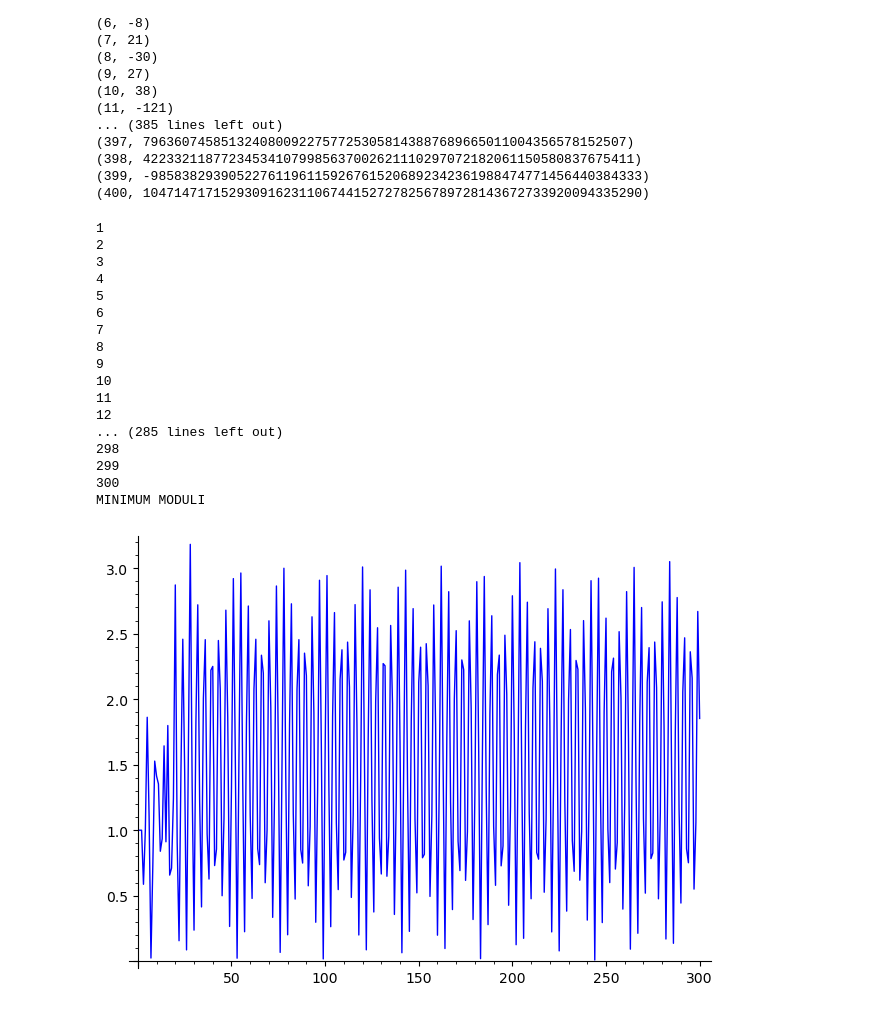
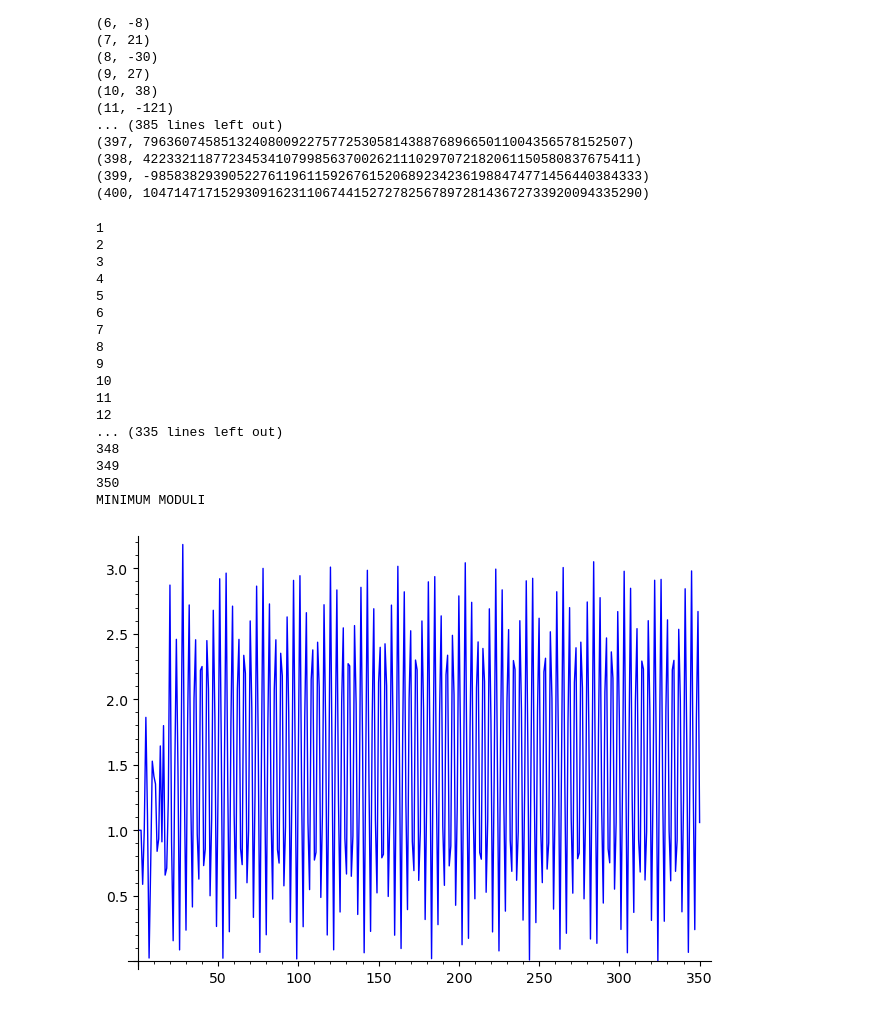
Before and after one commit to barry314159a/tau_properties, a Jupyter notebook: curve 17a1 indexed h(n)=a(p_n+1) 29mar26.ipynb, the cells around one changed output. Saved outputs shown, nothing was run; the diff lists cells and outputs as text; code cells hidden in the pictures.

```diff
--- a/curve 17a1 indexed h(n)=a(p_n+1) 29mar26.ipynb
+++ b/curve 17a1 indexed h(n)=a(p_n+1) 29mar26.ipynb
@@ -206,7 +206,7 @@ log_mins_list=[]
 
 dets=[]
 
-for n in range(1, 301):
+for n in range(1, 351):
     print(n)
     deformed_j_list=j_list[:n]
     inputs=[pair[1] for pair in deformed_j_list]
@@ -228,35 +228,35 @@ for n in range(1, 301):
 
 
 p = list_plot(mins_list, plotjoined=True, axes_labels=['', ''])
 print("MINIMUM MODULI")
 p.show()
 
 
 
 with open('/Users/barrybrent/data2/run29mar26no103.txt', 'wb') as wfile:
     pickle.dump(roots_list, wfile) #output snipped
 
 with open('/Users/barrybrent/data2/run29mar26no104.txt', 'wb') as wfile:
     pickle.dump(charpol_list, wfile) #output snipped
 
 with open('/Users/barrybrent/data2/run29mar26no105.txt', 'wb') as wfile:
     pickle.dump(mins_list, wfile) #output snipped
 # %% [output]
 1
 2
 3
 4
 5
 6
 7
 8
 9
 10
 11
 12
-... (285 lines left out)
-298
-299
-300
+... (335 lines left out)
+348
+349
+350
 MINIMUM MODULI
-[figure, old version]
+[figure, new version]
```
